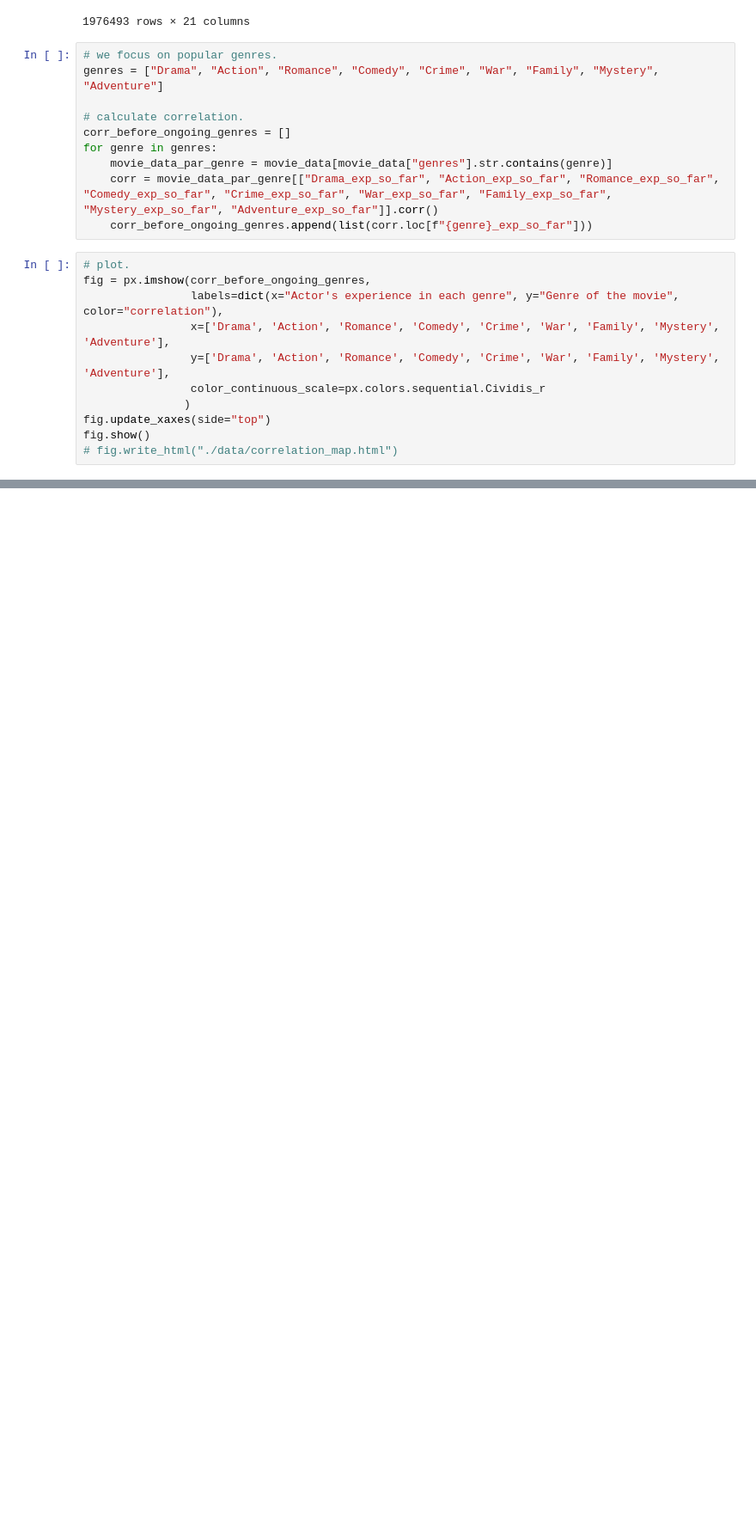
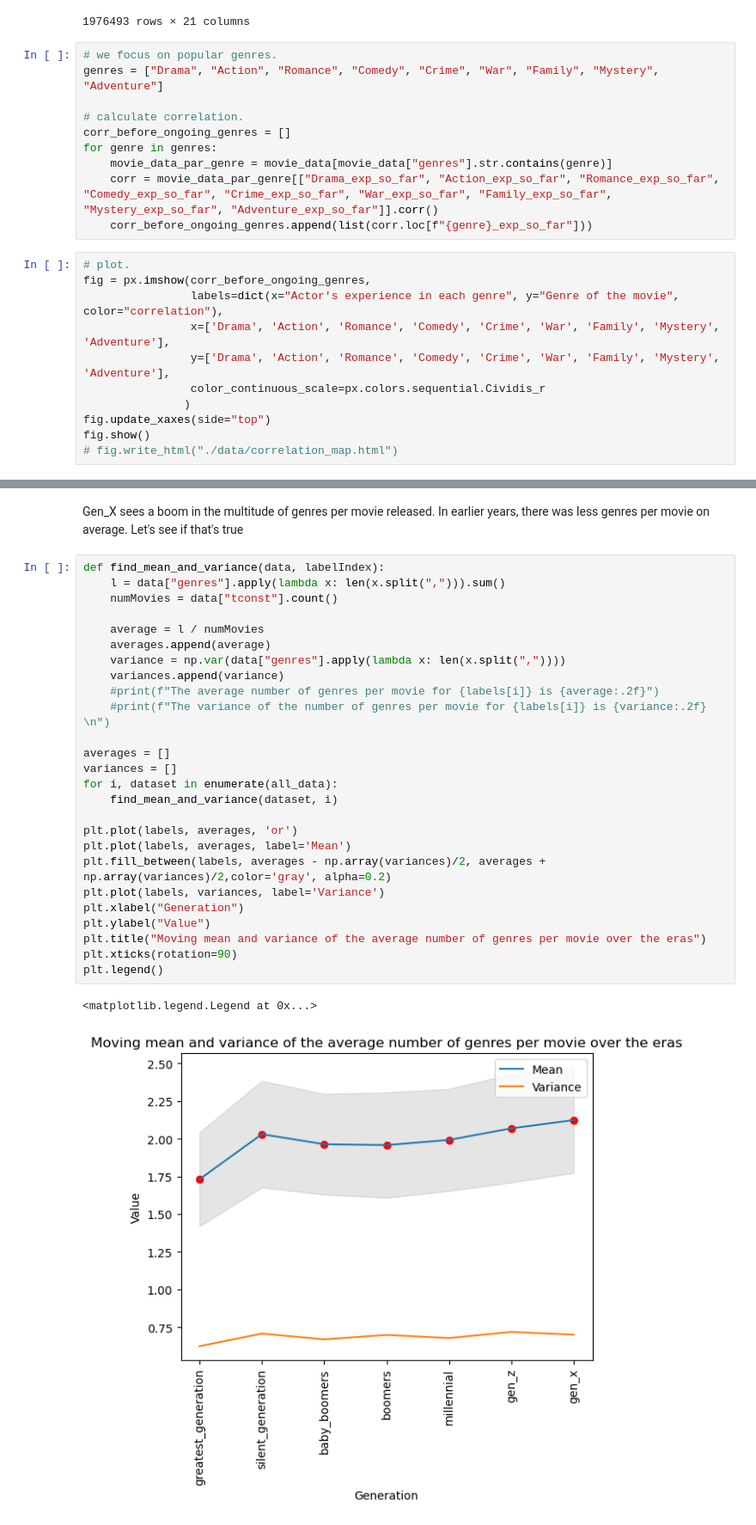
Before and after one commit to epfl-ada/ada-2022-project-jash, a Jupyter notebook: submission.ipynb, the cells around one changed output, grey strips where cells are left out. Shown at 86% size. Drawn from its saved outputs; the diff is of its cells as text; blank space fills up the shorter version.

```diff
--- a/submission.ipynb
+++ b/submission.ipynb
@@ -286,0 +353,31 @@ fig.show()
+# %% [markdown]
+Gen_X sees a boom in the multitude of genres per movie released. In earlier years, there was less genres per movie on average. Let's see if that's true
+# %%
+def find_mean_and_variance(data, labelIndex):
+    l = data["genres"].apply(lambda x: len(x.split(","))).sum()
+    numMovies = data["tconst"].count()
+
+    average = l / numMovies
+    averages.append(average)
+    variance = np.var(data["genres"].apply(lambda x: len(x.split(","))))
+    variances.append(variance)
+    #print(f"The average number of genres per movie for {labels[i]} is {average:.2f}")
+    #print(f"The variance of the number of genres per movie for {labels[i]} is {variance:.2f} \n")
+
+averages = []
+variances = []
+for i, dataset in enumerate(all_data):
+    find_mean_and_variance(dataset, i)
+
+plt.plot(labels, averages, 'or')
+plt.plot(labels, averages, label='Mean')
+plt.fill_between(labels, averages - np.array(variances)/2, averages + np.array(variances)/2,color='gray', alpha=0.2)
+plt.plot(labels, variances, label='Variance')
+plt.xlabel("Generation")
+plt.ylabel("Value")
+plt.title("Moving mean and variance of the average number of genres per movie over the eras")
+plt.xticks(rotation=90)
+plt.legend()
+# %% [output]
+<matplotlib.legend.Legend at 0x...>
+[figure, added]
```
Also changed, not shown: parts of 34 cells of this notebook.
